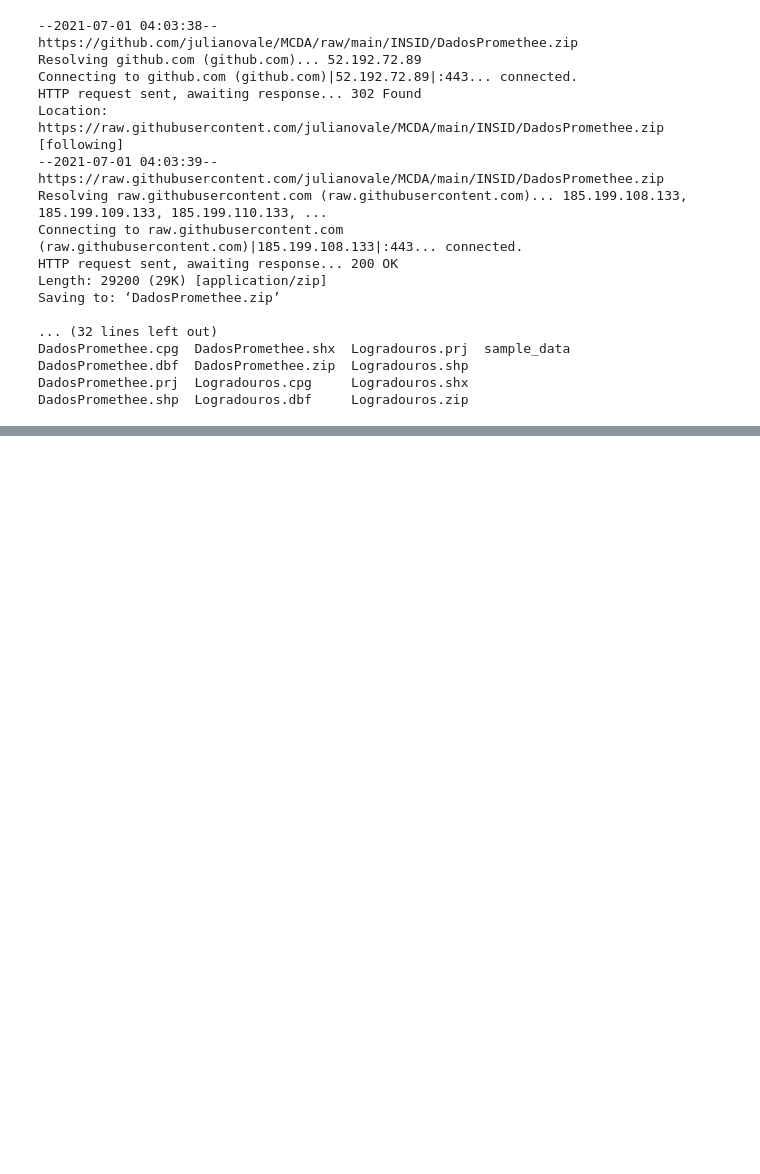
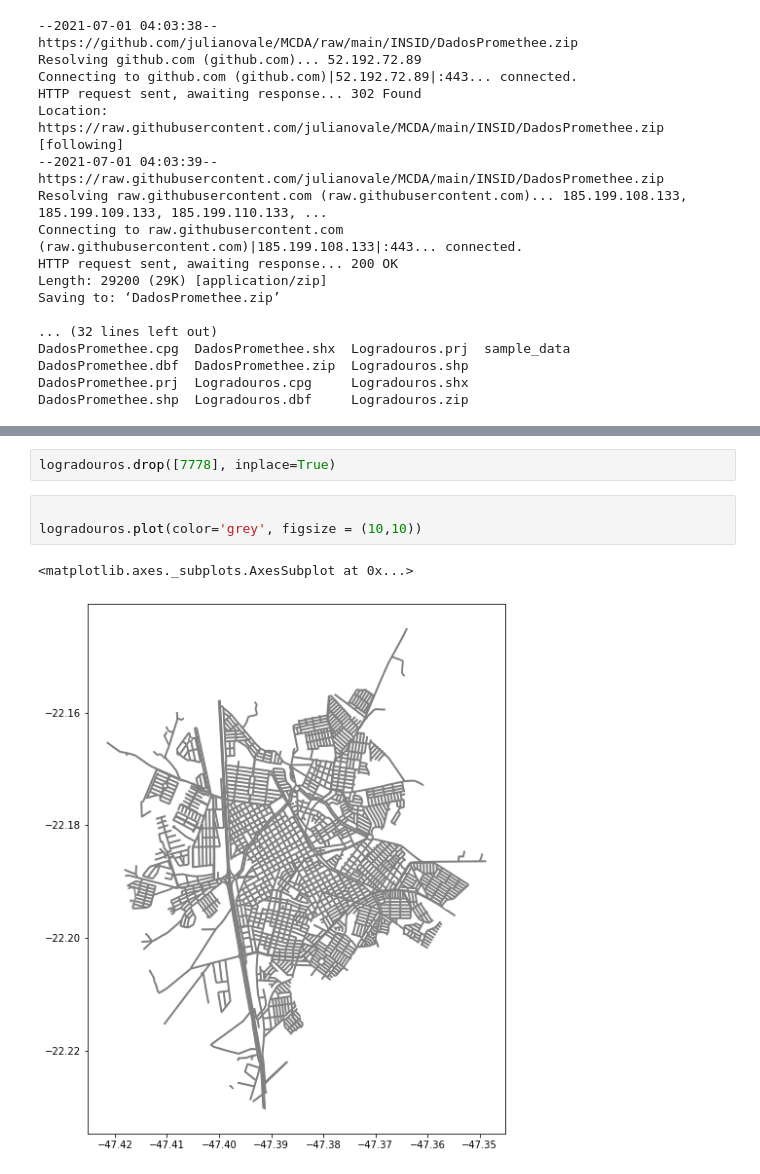
Before and after one commit to julianovale/MCDA, a Jupyter notebook: 0011_Trabalho_INSID_PrometheeII.ipynb, the cells around one changed output, grey strips where cells are left out. Drawn from its saved outputs; the diff is of its cells as text; blank space fills up the shorter version.

```diff
--- a/0011_Trabalho_INSID_PrometheeII.ipynb
+++ b/0011_Trabalho_INSID_PrometheeII.ipynb
@@ -283,0 +307,8 @@ setores.plot(cmap = 'jet', column ='Renda', figsize = (15,15)) # colorido por re
+# %%
+logradouros.drop([7778], inplace=True)
+# %%
+
+logradouros.plot(color='grey', figsize = (10,10))
+# %% [output]
+<matplotlib.axes._subplots.AxesSubplot at 0x...>
+[figure, added]
```
Also changed, not shown: parts of 4 cells of this notebook.
